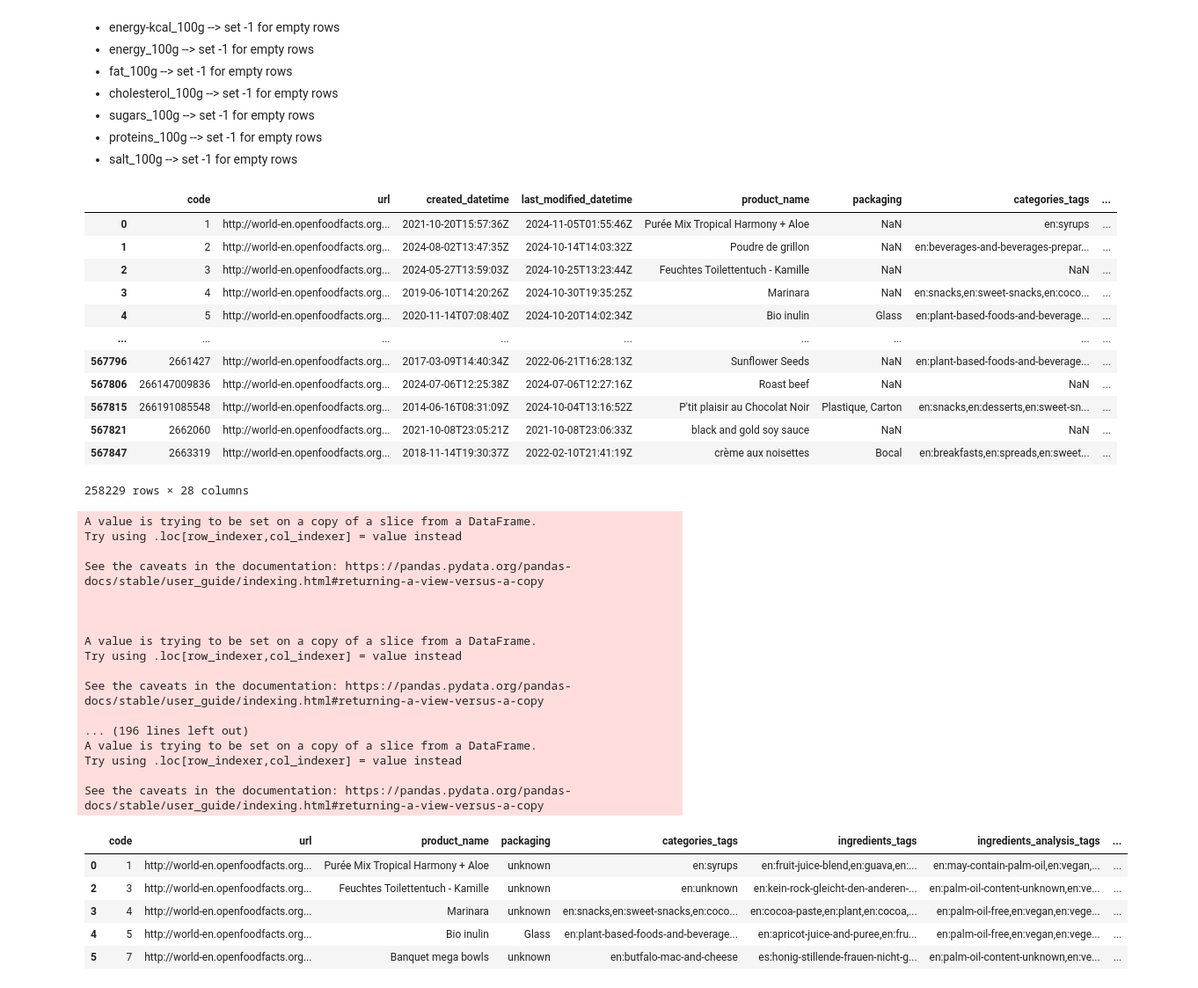
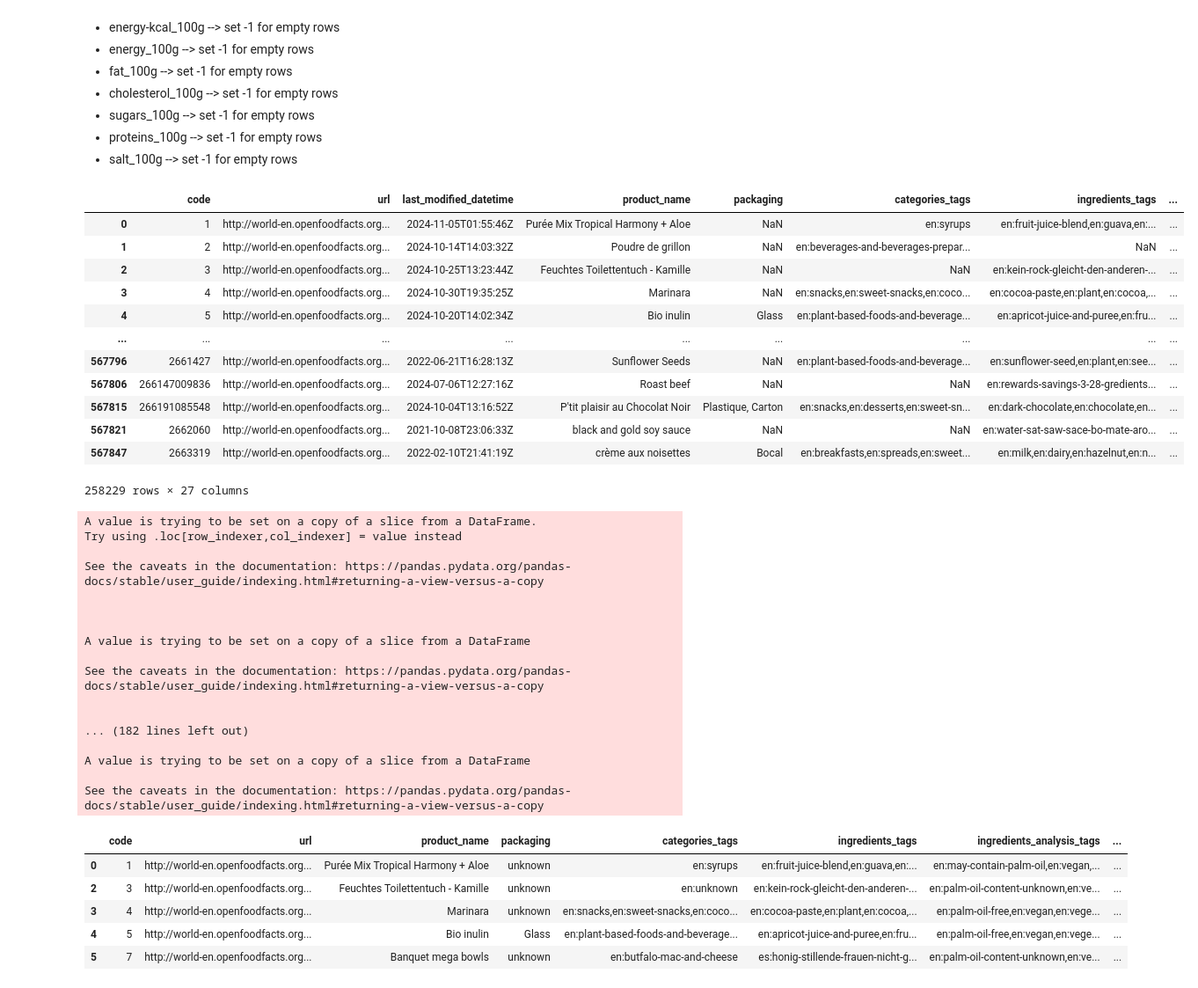
Before and after one commit to littlerobinson/foodstuffs_recommendation, a Jupyter notebook: notebooks/research_alex.ipynb, the cells around one changed output. Shown: that part at 88% size. Cells and saved outputs as stored; diff of their text form; code cells hidden in the pictures.

Commit message:
feat: update columns to keep in dataset

```diff
--- a/notebooks/research_alex.ipynb
+++ b/notebooks/research_alex.ipynb
@@ -223,11 +223,12 @@ columns_to_keep = [
     'energy-kcal_100g',
     'energy_100g',
     'fat_100g',
+    'saturated-fat_100g',
     'cholesterol_100g',
     'sugars_100g',
     'proteins_100g',
     'salt_100g',
-    'alcohol_100g'
+    'fruits-vegetables-nuts-estimate-from-ingredients_100g'
 ]
 
 data = rawdata[columns_to_keep]
@@ -510,53 +511,53 @@ columns_to_keep = [
     'code',
     'url',
     'last_modified_datetime',
     'product_name',
     'packaging',
     'categories_tags',
     'ingredients_tags',
     'ingredients_analysis_tags',
     'allergens',
     'traces_tags',
-    'additives_n',
     'additives_tags',
     'nutriscore_grade',
     'food_groups_tags',
     'states_tags',
     'ecoscore_grade',
     'nutrient_levels_tags',
     'popularity_tags',
     'main_category',
     'image_url',
     'energy_100g',
     'fat_100g',
+    'saturated-fat_100g',
     'cholesterol_100g',
     'sugars_100g',
     'proteins_100g',
     'salt_100g',
+    "fruits-vegetables-nuts-estimate-from-ingredients_100g"
 ]
 
 clean_data = data[columns_to_keep]
 display(clean_data)
 # %% [output]
-|  | code | url | created_datetime | last_modified_datetime | product_name | packaging | categories_tags | ... |
-| 0 | 1 | http://world-en.openfoodfacts.org... | 2021-10-20T15:57:36Z | 2024-11-05T01:55:46Z | Purée Mix Tropical Harmony + Aloe | NaN | en:syrups | ... |
-| 1 | 2 | http://world-en.openfoodfacts.org... | 2024-08-02T13:47:35Z | 2024-10-14T14:03:32Z | Poudre de grillon | NaN | en:beverages-and-beverages-prepar... | ... |
-| 2 | 3 | http://world-en.openfoodfacts.org... | 2024-05-27T13:59:03Z | 2024-10-25T13:23:44Z | Feuchtes Toilettentuch - Kamille | NaN | NaN | ... |
-| 3 | 4 | http://world-en.openfoodfacts.org... | 2019-06-10T14:20:26Z | 2024-10-30T19:35:25Z | Marinara | NaN | en:snacks,en:sweet-snacks,en:coco... | ... |
-| 4 | 5 | http://world-en.openfoodfacts.org... | 2020-11-14T07:08:40Z | 2024-10-20T14:02:34Z | Bio inulin | Glass | en:plant-based-foods-and-beverage... | ... |
+|  | code | url | last_modified_datetime | product_name | packaging | categories_tags | ingredients_tags | ... |
+| 0 | 1 | http://world-en.openfoodfacts.org... | 2024-11-05T01:55:46Z | Purée Mix Tropical Harmony + Aloe | NaN | en:syrups | en:fruit-juice-blend,en:guava,en:... | ... |
+| 1 | 2 | http://world-en.openfoodfacts.org... | 2024-10-14T14:03:32Z | Poudre de grillon | NaN | en:beverages-and-beverages-prepar... | NaN | ... |
+| 2 | 3 | http://world-en.openfoodfacts.org... | 2024-10-25T13:23:44Z | Feuchtes Toilettentuch - Kamille | NaN | NaN | en:kein-rock-gleicht-den-anderen-... | ... |
+| 3 | 4 | http://world-en.openfoodfacts.org... | 2024-10-30T19:35:25Z | Marinara | NaN | en:snacks,en:sweet-snacks,en:coco... | en:cocoa-paste,en:plant,en:cocoa,... | ... |
+| 4 | 5 | http://world-en.openfoodfacts.org... | 2024-10-20T14:02:34Z | Bio inulin | Glass | en:plant-based-foods-and-beverage... | en:apricot-juice-and-puree,en:fru... | ... |
 | ... | ... | ... | ... | ... | ... | ... | ... | ... |
-| 567796 | 2661427 | http://world-en.openfoodfacts.org... | 2017-03-09T14:40:34Z | 2022-06-21T16:28:13Z | Sunflower Seeds | NaN | en:plant-based-foods-and-beverage... | ... |
-| 567806 | 266147009836 | http://world-en.openfoodfacts.org... | 2024-07-06T12:25:38Z | 2024-07-06T12:27:16Z | Roast beef | NaN | NaN | ... |
-| 567815 | 266191085548 | http://world-en.openfoodfacts.org... | 2014-06-16T08:31:09Z | 2024-10-04T13:16:52Z | P'tit plaisir au Chocolat Noir | Plastique, Carton | en:snacks,en:desserts,en:sweet-sn... | ... |
-| 567821 | 2662060 | http://world-en.openfoodfacts.org... | 2021-10-08T23:05:21Z | 2021-10-08T23:06:33Z | black and gold soy sauce | NaN | NaN | ... |
-| 567847 | 2663319 | http://world-en.openfoodfacts.org... | 2018-11-14T19:30:37Z | 2022-02-10T21:41:19Z | crème aux noisettes | Bocal | en:breakfasts,en:spreads,en:sweet... | ... |
+| 567796 | 2661427 | http://world-en.openfoodfacts.org... | 2022-06-21T16:28:13Z | Sunflower Seeds | NaN | en:plant-based-foods-and-beverage... | en:sunflower-seed,en:plant,en:see... | ... |
+| 567806 | 266147009836 | http://world-en.openfoodfacts.org... | 2024-07-06T12:27:16Z | Roast beef | NaN | NaN | en:rewards-savings-3-28-gredients... | ... |
+| 567815 | 266191085548 | http://world-en.openfoodfacts.org... | 2024-10-04T13:16:52Z | P'tit plaisir au Chocolat Noir | Plastique, Carton | en:snacks,en:desserts,en:sweet-sn... | en:dark-chocolate,en:chocolate,en... | ... |
+| 567821 | 2662060 | http://world-en.openfoodfacts.org... | 2021-10-08T23:06:33Z | black and gold soy sauce | NaN | NaN | en:water-sat-saw-sace-bo-mate-aro... | ... |
+| 567847 | 2663319 | http://world-en.openfoodfacts.org... | 2022-02-10T21:41:19Z | crème aux noisettes | Bocal | en:breakfasts,en:spreads,en:sweet... | en:milk,en:dairy,en:hazelnut,en:n... | ... |
-258229 rows × 28 columns
+258229 rows × 27 columns
 # %%
 import pandas as pd
 
 def clean_dataset(df):
     # Convert 'created_datetime' et 'last_modified_datetime' en années
-    df['created_year'] = pd.to_datetime(df['created_datetime'], errors='coerce').dt.year
     df['last_modified_year'] = pd.to_datetime(df['last_modified_datetime'], errors='coerce').dt.year
     df.drop(['last_modified_datetime'], axis=1, inplace=True)
 
@@ -590,14 +591,14 @@ See the caveats in the documentation: https://pandas.pydata.org/pandas-docs/stab
 
 
 
-A value is trying to be set on a copy of a slice from a DataFrame.
-Try using .loc[row_indexer,col_indexer] = value instead
+A value is trying to be set on a copy of a slice from a DataFrame
 
 See the caveats in the documentation: https://pandas.pydata.org/pandas-docs/stable/user_guide/indexing.html#returning-a-view-versus-a-copy
 
-... (196 lines left out)
-A value is trying to be set on a copy of a slice from a DataFrame.
-Try using .loc[row_indexer,col_indexer] = value instead
+
+... (182 lines left out)
+
+A value is trying to be set on a copy of a slice from a DataFrame
 
 See the caveats in the documentation: https://pandas.pydata.org/pandas-docs/stable/user_guide/indexing.html#returning-a-view-versus-a-copy
 |  | code | url | product_name | packaging | categories_tags | ingredients_tags | ingredients_analysis_tags | ... |
```
Also changed, not shown: parts of 6 cells of this notebook.
